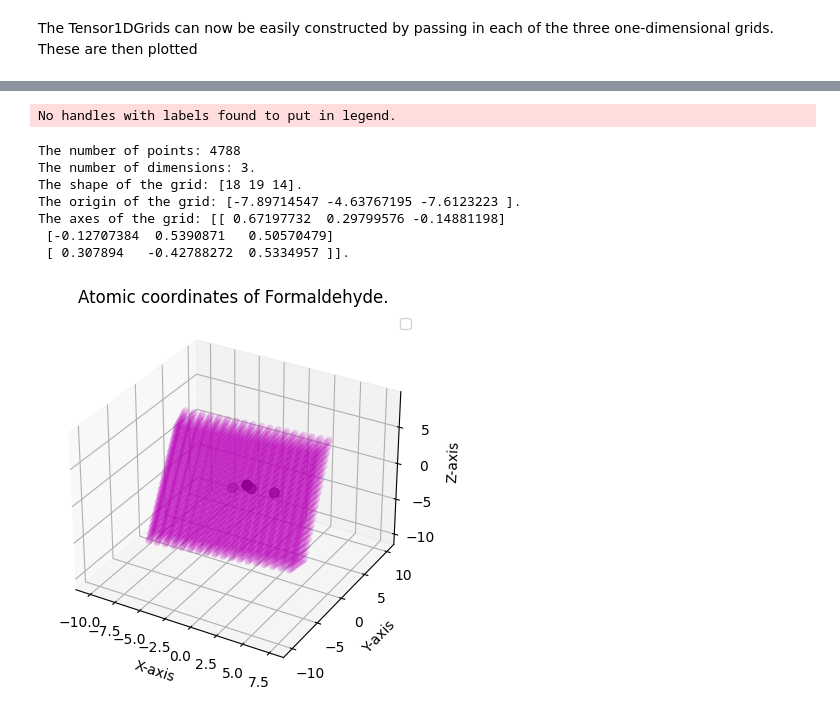
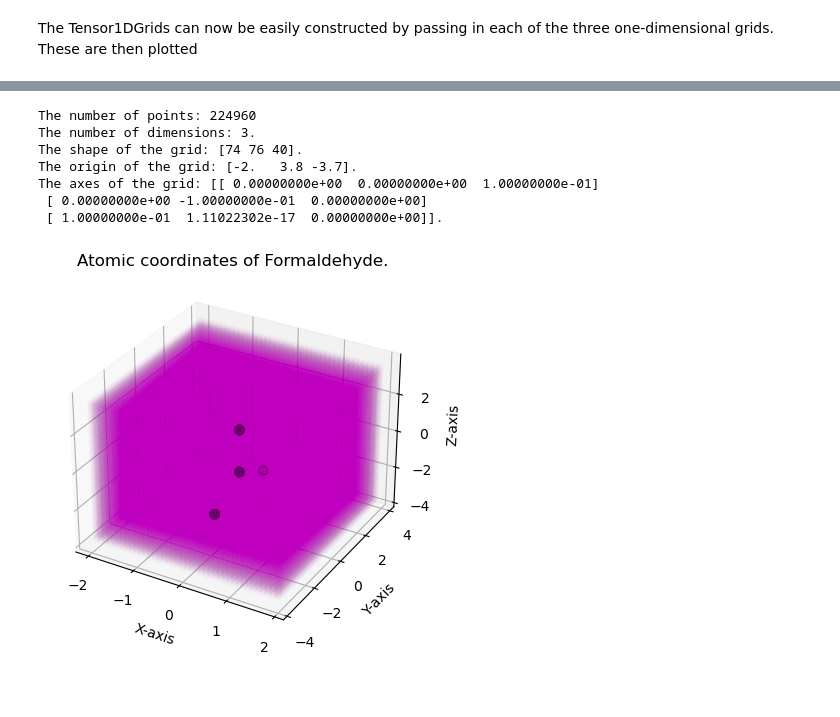
Before and after one commit to theochem/grid, a Jupyter notebook: doc/notebooks/Cubic_Grids.ipynb, the cells around one changed output, grey strips where cells are left out. Saved outputs shown, nothing was run; the diff lists cells and outputs as text; code cells hidden in the pictures.

Commit message:
Combine the two cubic grids together

```diff
--- a/doc/notebooks/Cubic_Grids.ipynb
+++ b/doc/notebooks/Cubic_Grids.ipynb
@@ -253,0 +366,20 @@ No handles with labels found to put in legend.
+# %%
+from iodata import load_one
+
+# Load the wavefunction information about ch2o
+mol_anion = load_one("ch2o_q-1.fchk")
+
+# Get the atomic coordinates and numbers
+atcoords = mol_anion.atcoords
+atnums = mol_anion.atnums
+print(f"Atomic Coordinates \n {atcoords}")
+print(f"Atomic Numbers: \n {atnums}")
+
+fig = plt.figure()
+ax = plt.axes(projection='3d')
+ax.scatter(atcoords[:, 0], atcoords[:, 1], atcoords[:, 2], color="k", s=50)
+ax.set_xlabel("X-axis")
+ax.set_ylabel("Y-axis")
+ax.set_zlabel("Z-axis")
+plt.title("Atomic coordinates of Formaldehyde.")
+plt.show()
@@ -254,33 +395,32 @@ No handles with labels found to put in legend.
 # %%
 from grid.cubic import UniformGrid
 
-uniform_grid = UniformGrid.from_molecule(
-    charges, coordinates, spacing=0.75, extension=5.0, rotate=True
-)
+# Construct uniform grid
+uniform_grid = UniformGrid.from_molecule(atnums, atcoords, spacing=0.1, extension=2.0, rotate=True)
+
 
 print(f"The number of points: {uniform_grid.size}")
 print(f"The number of dimensions: {uniform_grid.ndim}.")
 print(f"The shape of the grid: {uniform_grid.shape}.")
 print(f"The origin of the grid: {uniform_grid.origin}.")
 print(f"The axes of the grid: {uniform_grid.axes}.")
 
 
 fig = plt.figure()
 ax = plt.axes(projection='3d')
-ax.scatter(coordinates[:, 0], coordinates[:, 1], coordinates[:, 2], color="k", s=50)
-ax.scatter(uniform_grid.points[:, 0], uniform_grid.points[:, 1], uniform_grid.points[:, 2], color="m", alpha=0.1)
+ax.scatter(atcoords[:, 0], atcoords[:, 1], atcoords[:, 2], color="k", s=50)
+ax.scatter(uniform_grid.points[:, 0], uniform_grid.points[:, 1], uniform_grid.points[:, 2], color="m", alpha=0.01)
 ax.set_xlabel("X-axis")
 ax.set_ylabel("Y-axis")
 ax.set_zlabel("Z-axis")
 plt.title("Atomic coordinates of Formaldehyde.")
 plt.show()
 # %% [output]
-No handles with labels found to put in legend.
+The number of points: 224960
+The number of dimensions: 3.
+The shape of the grid: [74 76 40].
+The origin of the grid: [-2.   3.8 -3.7].
+The axes of the grid: [[ 0.00000000e+00  0.00000000e+00  1.00000000e-01]
+ [ 0.00000000e+00 -1.00000000e-01  0.00000000e+00]
+ [ 1.00000000e-01  1.11022302e-17  0.00000000e+00]].
-The number of points: 4788
-The number of dimensions: 3.
-The shape of the grid: [18 19 14].
-The origin of the grid: [-7.89714547 -4.63767195 -7.6123223 ].
-The axes of the grid: [[ 0.67197732  0.29799576 -0.14881198]
- [-0.12707384  0.5390871   0.50570479]
- [ 0.307894   -0.42788272  0.5334957 ]].
-[figure, old version]
+[figure, new version]
```
Also changed, not shown: parts of 31 cells of this notebook.
